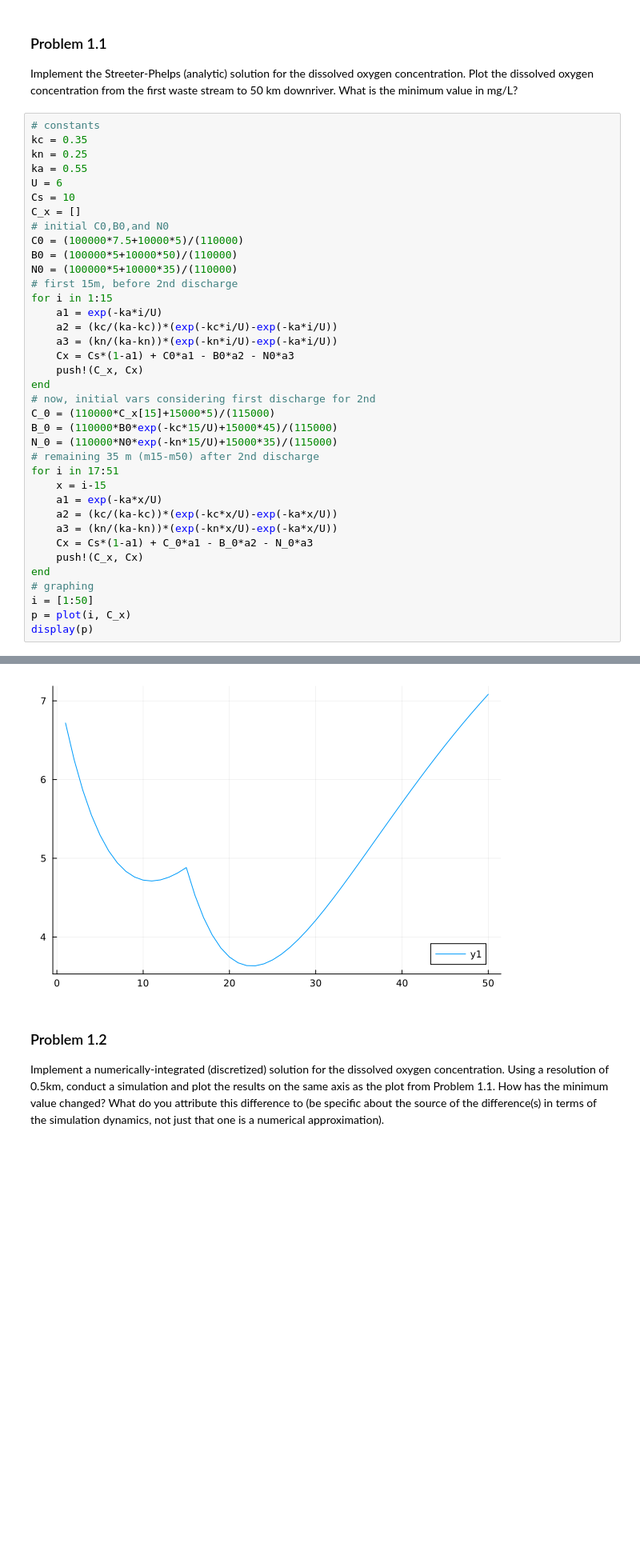
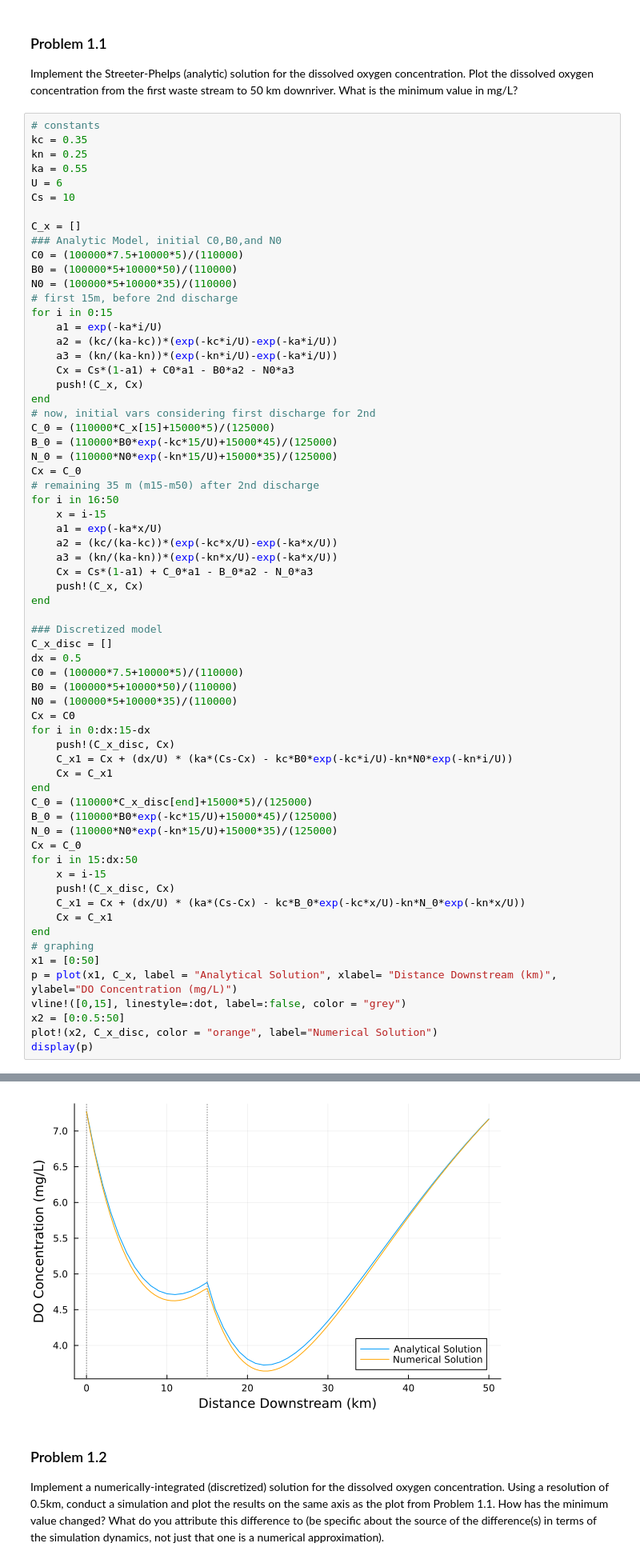
Before and after one commit to BEE4750-FA25/hw3-ellasandwich, a Jupyter notebook: hw03.ipynb, the cells around one changed output, grey strips where cells are left out. Shown at 80% size. Saved outputs shown, nothing was run; the diff lists cells and outputs as text; blank space fills up the shorter version.

```diff
--- a/hw03.ipynb
+++ b/hw03.ipynb
@@ -79,13 +79,14 @@ kn = 0.25
 ka = 0.55
 U = 6
 Cs = 10
+
 C_x = []
-# initial C0,B0,and N0
+### Analytic Model, initial C0,B0,and N0
 C0 = (100000*7.5+10000*5)/(110000)
 B0 = (100000*5+10000*50)/(110000)
 N0 = (100000*5+10000*35)/(110000)
 # first 15m, before 2nd discharge
-for i in 1:15
+for i in 0:15
     a1 = exp(-ka*i/U)
     a2 = (kc/(ka-kc))*(exp(-kc*i/U)-exp(-ka*i/U))
     a3 = (kn/(ka-kn))*(exp(-kn*i/U)-exp(-ka*i/U))
@@ -93,11 +94,12 @@ for i in 1:15
     push!(C_x, Cx)
 end
 # now, initial vars considering first discharge for 2nd
-C_0 = (110000*C_x[15]+15000*5)/(115000)
-B_0 = (110000*B0*exp(-kc*15/U)+15000*45)/(115000)
-N_0 = (110000*N0*exp(-kn*15/U)+15000*35)/(115000)
+C_0 = (110000*C_x[15]+15000*5)/(125000)
+B_0 = (110000*B0*exp(-kc*15/U)+15000*45)/(125000)
+N_0 = (110000*N0*exp(-kn*15/U)+15000*35)/(125000)
+Cx = C_0
 # remaining 35 m (m15-m50) after 2nd discharge
-for i in 17:51
+for i in 16:50
     x = i-15
     a1 = exp(-ka*x/U)
     a2 = (kc/(ka-kc))*(exp(-kc*x/U)-exp(-ka*x/U))
@@ -105,8 +107,34 @@ for i in 17:51
     Cx = Cs*(1-a1) + C_0*a1 - B_0*a2 - N_0*a3
     push!(C_x, Cx)
 end
+
+### Discretized model
+C_x_disc = []
+dx = 0.5
+C0 = (100000*7.5+10000*5)/(110000)
+B0 = (100000*5+10000*50)/(110000)
+N0 = (100000*5+10000*35)/(110000)
+Cx = C0
+for i in 0:dx:15-dx
+    push!(C_x_disc, Cx)
+    C_x1 = Cx + (dx/U) * (ka*(Cs-Cx) - kc*B0*exp(-kc*i/U)-kn*N0*exp(-kn*i/U))
+    Cx = C_x1
+end
+C_0 = (110000*C_x_disc[end]+15000*5)/(125000)
+B_0 = (110000*B0*exp(-kc*15/U)+15000*45)/(125000)
+N_0 = (110000*N0*exp(-kn*15/U)+15000*35)/(125000)
+Cx = C_0
+for i in 15:dx:50
+    x = i-15
+    push!(C_x_disc, Cx)
+    C_x1 = Cx + (dx/U) * (ka*(Cs-Cx) - kc*B_0*exp(-kc*x/U)-kn*N_0*exp(-kn*x/U))
+    Cx = C_x1
+end
 # graphing
-i = [1:50]
-p = plot(i, C_x)
+x1 = [0:50]
+p = plot(x1, C_x, label = "Analytical Solution", xlabel= "Distance Downstream (km)", ylabel="DO Concentration (mg/L)")
+vline!([0,15], linestyle=:dot, label=:false, color = "grey")
+x2 = [0:0.5:50]
+plot!(x2, C_x_disc, color = "orange", label="Numerical Solution")
 display(p)
 # %% [output]
@@ -113,4 +142,4 @@ display(p)
-[figure, old version]
+[figure, new version]
 # %% [markdown]
 ### Problem 1.2
 
```
Also changed, not shown: parts of 1 cell of this notebook.
